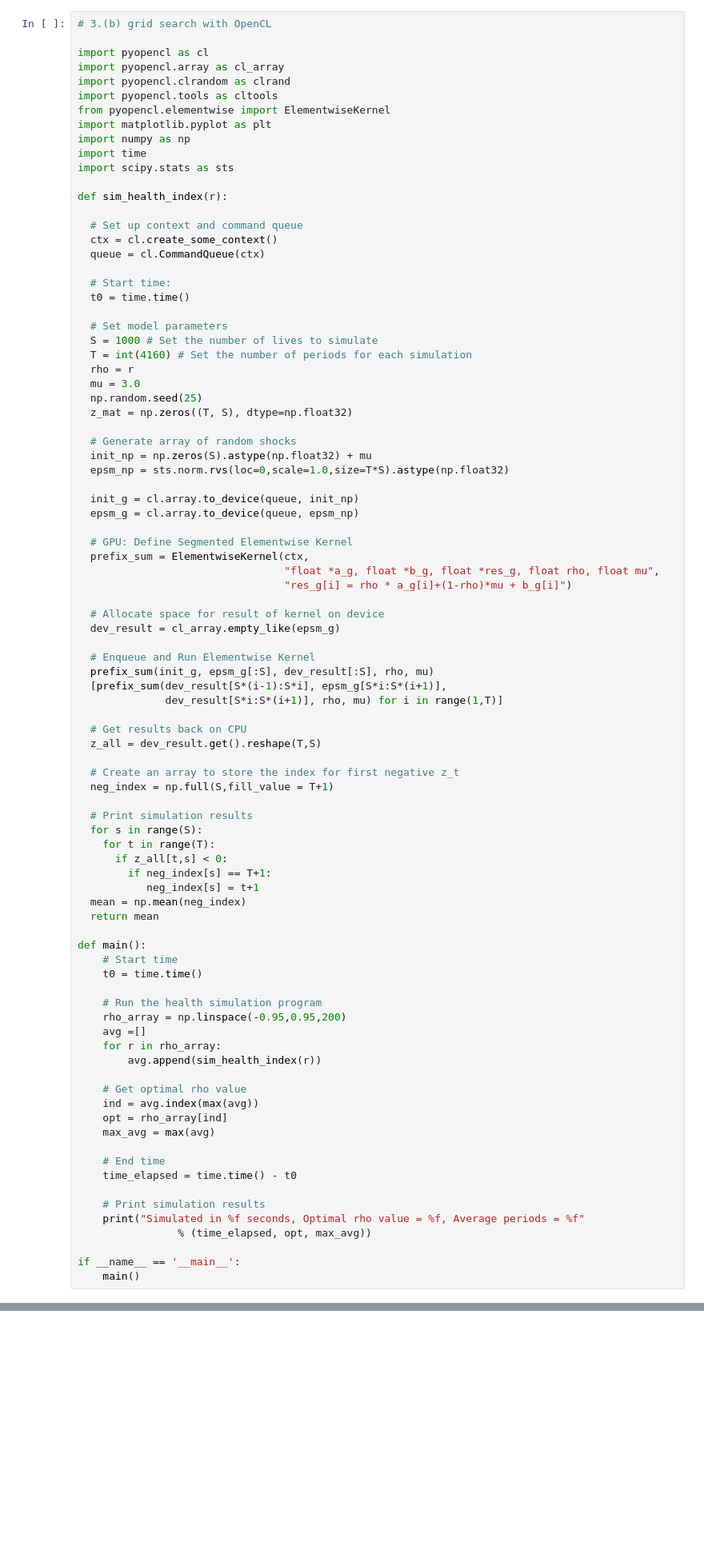
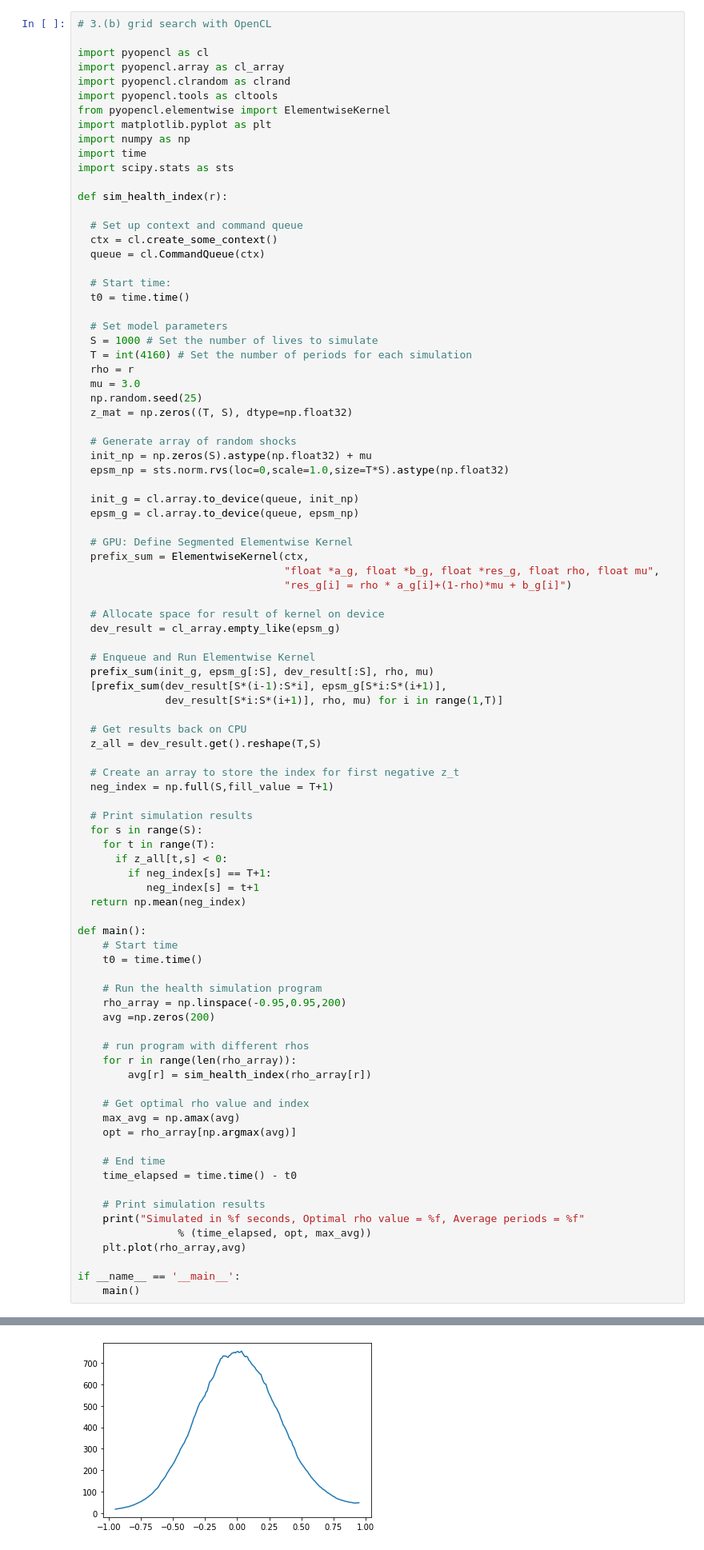
Before and after one commit to artemisyang/LS_assignment1_Artemis, a Jupyter notebook: Assignment1.ipynb, the cells around one changed output, grey strips where cells are left out. Shown at 80% size. Drawn from its saved outputs; the diff is of its cells as text; blank space fills up the shorter version.

```diff
--- a/Assignment1.ipynb
+++ b/Assignment1.ipynb
@@ -526,8 +572,7 @@ def sim_health_index(r):
       if z_all[t,s] < 0:
         if neg_index[s] == T+1:
            neg_index[s] = t+1
-  mean = np.mean(neg_index)
-  return mean
+  return np.mean(neg_index)
 
 def main():
     # Start time
@@ -535,14 +580,15 @@ def main():
 
     # Run the health simulation program
     rho_array = np.linspace(-0.95,0.95,200)
-    avg =[]
-    for r in rho_array:
-        avg.append(sim_health_index(r))
+    avg =np.zeros(200)
 
-    # Get optimal rho value
-    ind = avg.index(max(avg))
-    opt = rho_array[ind]
-    max_avg = max(avg)
+    # run program with different rhos
+    for r in range(len(rho_array)):
+        avg[r] = sim_health_index(rho_array[r])
+
+    # Get optimal rho value and index
+    max_avg = np.amax(avg)
+    opt = rho_array[np.argmax(avg)]
 
     # End time
     time_elapsed = time.time() - t0
@@ -550,6 +596,7 @@ def main():
     # Print simulation results
     print("Simulated in %f seconds, Optimal rho value = %f, Average periods = %f"
                 % (time_elapsed, opt, max_avg))
+    plt.plot(rho_array,avg)
 
 if __name__ == '__main__':
     main()
@@ -558 +605,2 @@ Simulated in 1470.674404 seconds, Optimal rho value = 0.033417, Average periods
+[figure, added]
 # %% [markdown]
```
Also changed, not shown: parts of 14 cells of this notebook.
